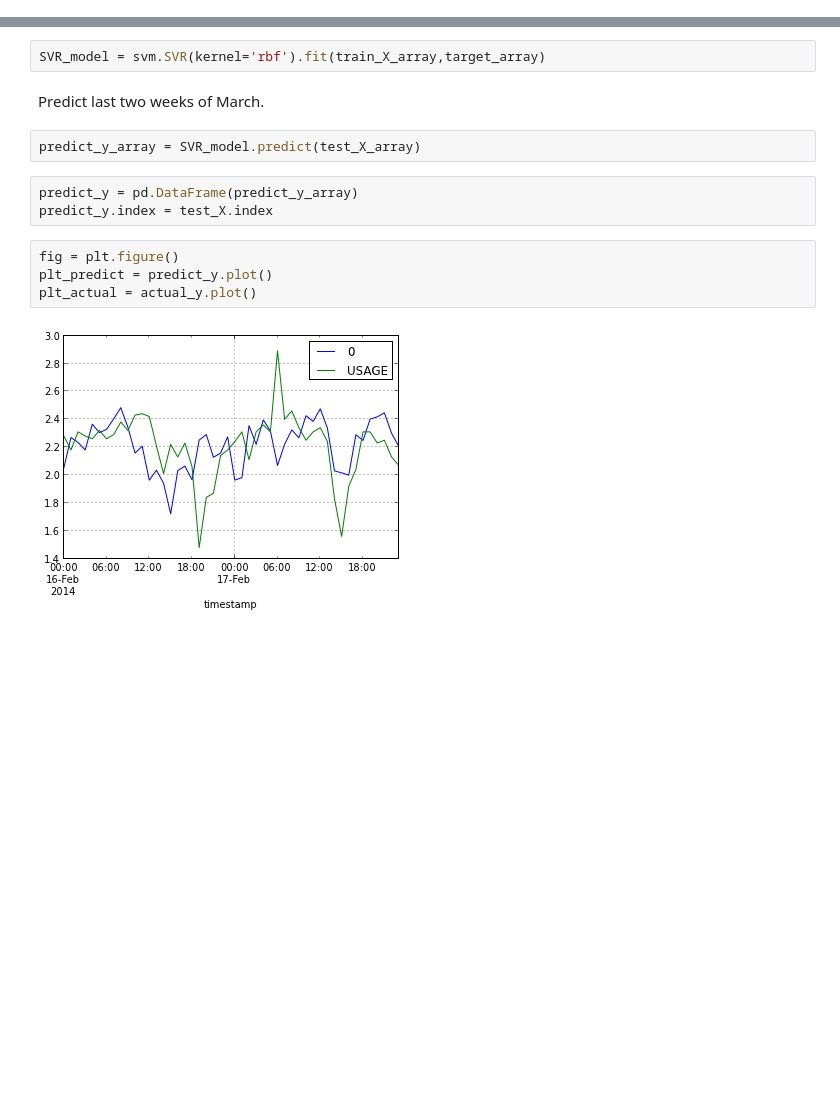
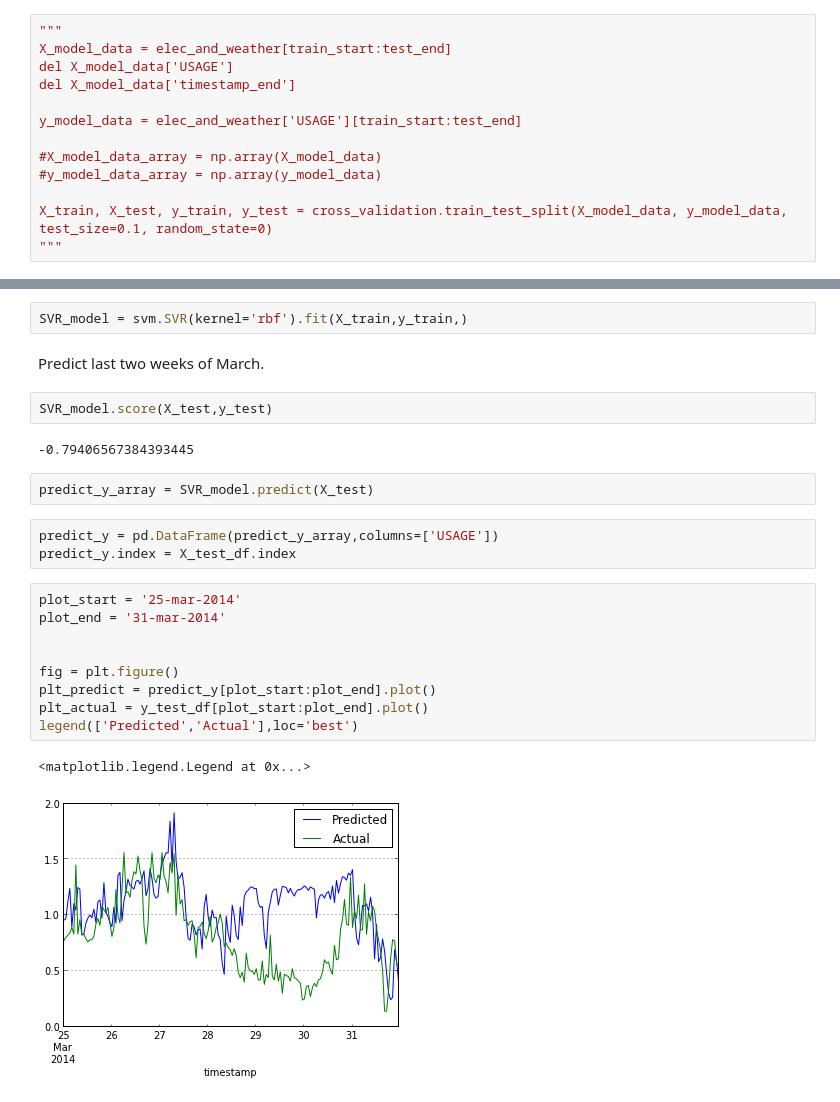
Before and after one commit to jtelszasz/my_energy_forecast_SVR, a Jupyter notebook: Elec_SVM.ipynb, the cells around one changed output, grey strips where cells are left out. Cells and saved outputs as stored; diff of their text form; blank space fills up the shorter version.

Commit message:
developing SVR model further, DL'd some april BGE data

```diff
--- a/Elec_SVM.ipynb
+++ b/Elec_SVM.ipynb
@@ -94,0 +134,13 @@ test_X_array = np.array(test_X)
+# %%
+"""
+X_model_data = elec_and_weather[train_start:test_end]
+del X_model_data['USAGE']
+del X_model_data['timestamp_end']
+
+y_model_data = elec_and_weather['USAGE'][train_start:test_end]
+
+#X_model_data_array = np.array(X_model_data)
+#y_model_data_array = np.array(y_model_data)
+
+X_train, X_test, y_train, y_test = cross_validation.train_test_split(X_model_data, y_model_data, test_size=0.1, random_state=0)
+"""
@@ -95,18 +149,28 @@ test_X_array = np.array(test_X)
 # %% [markdown]
 This trains the support vector regression model.
 # %%
-SVR_model = svm.SVR(kernel='rbf').fit(train_X_array,target_array)
+SVR_model = svm.SVR(kernel='rbf').fit(X_train,y_train,)
 # %% [markdown]
 Predict last two weeks of March.
+# %%
+SVR_model.score(X_test,y_test)
+# %% [output]
+-0.79406567384393445
 # %%
-predict_y_array = SVR_model.predict(test_X_array)
+predict_y_array = SVR_model.predict(X_test)
 # %%
-predict_y = pd.DataFrame(predict_y_array)
-predict_y.index = test_X.index
+predict_y = pd.DataFrame(predict_y_array,columns=['USAGE'])
+predict_y.index = X_test_df.index
-# %%
-fig = plt.figure()
-plt_predict = predict_y.plot()
-plt_actual = actual_y.plot()
-# %% [output]
-[figure, removed]
+# %%
+plot_start = '25-mar-2014'
+plot_end = '31-mar-2014'
+
+
+fig = plt.figure()
+plt_predict = predict_y[plot_start:plot_end].plot()
+plt_actual = y_test_df[plot_start:plot_end].plot()
+legend(['Predicted','Actual'],loc='best')
+# %% [output]
+<matplotlib.legend.Legend at 0x...>
+[figure, added]
 # %%
```
Also changed, not shown: parts of 14 cells of this notebook, 4 other files.
